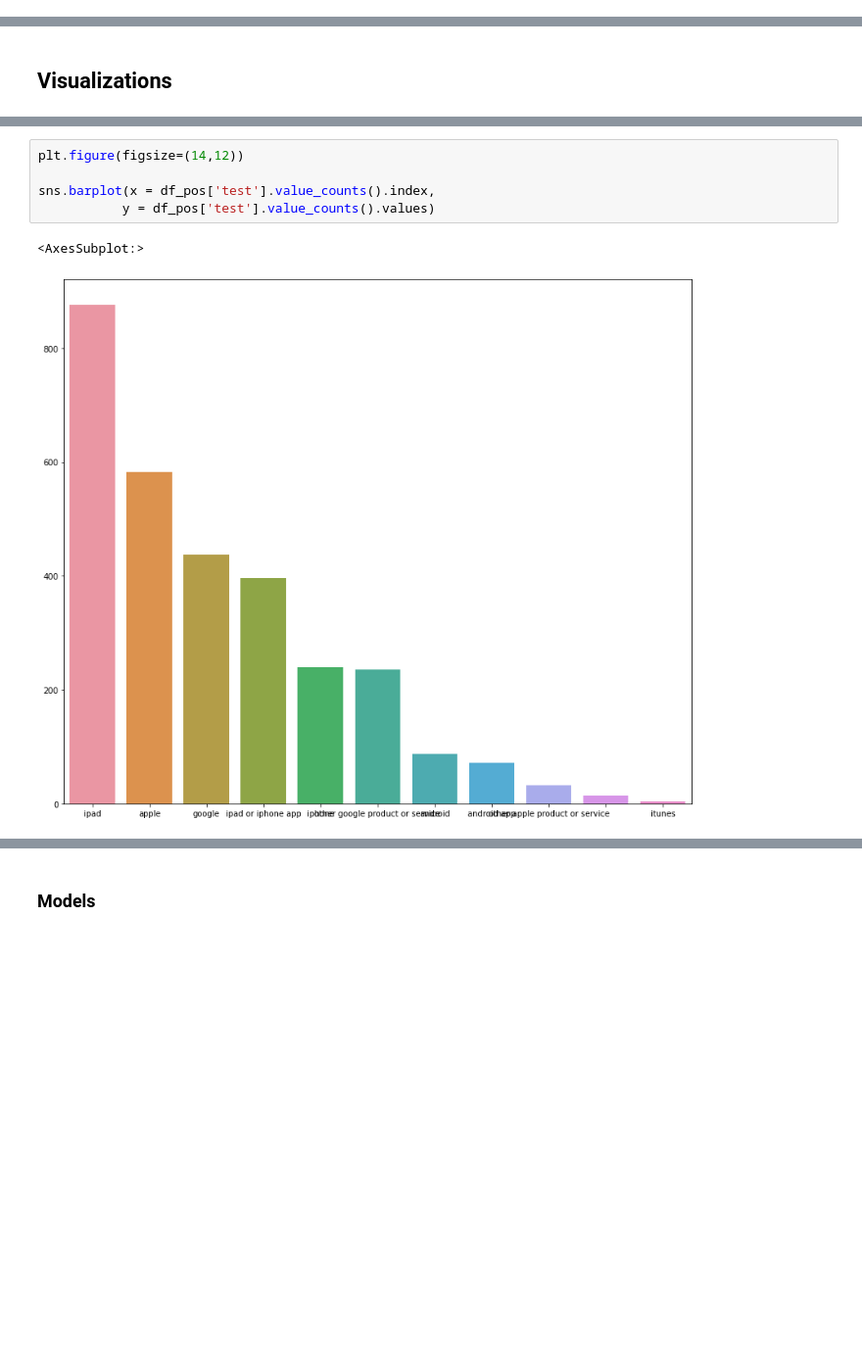
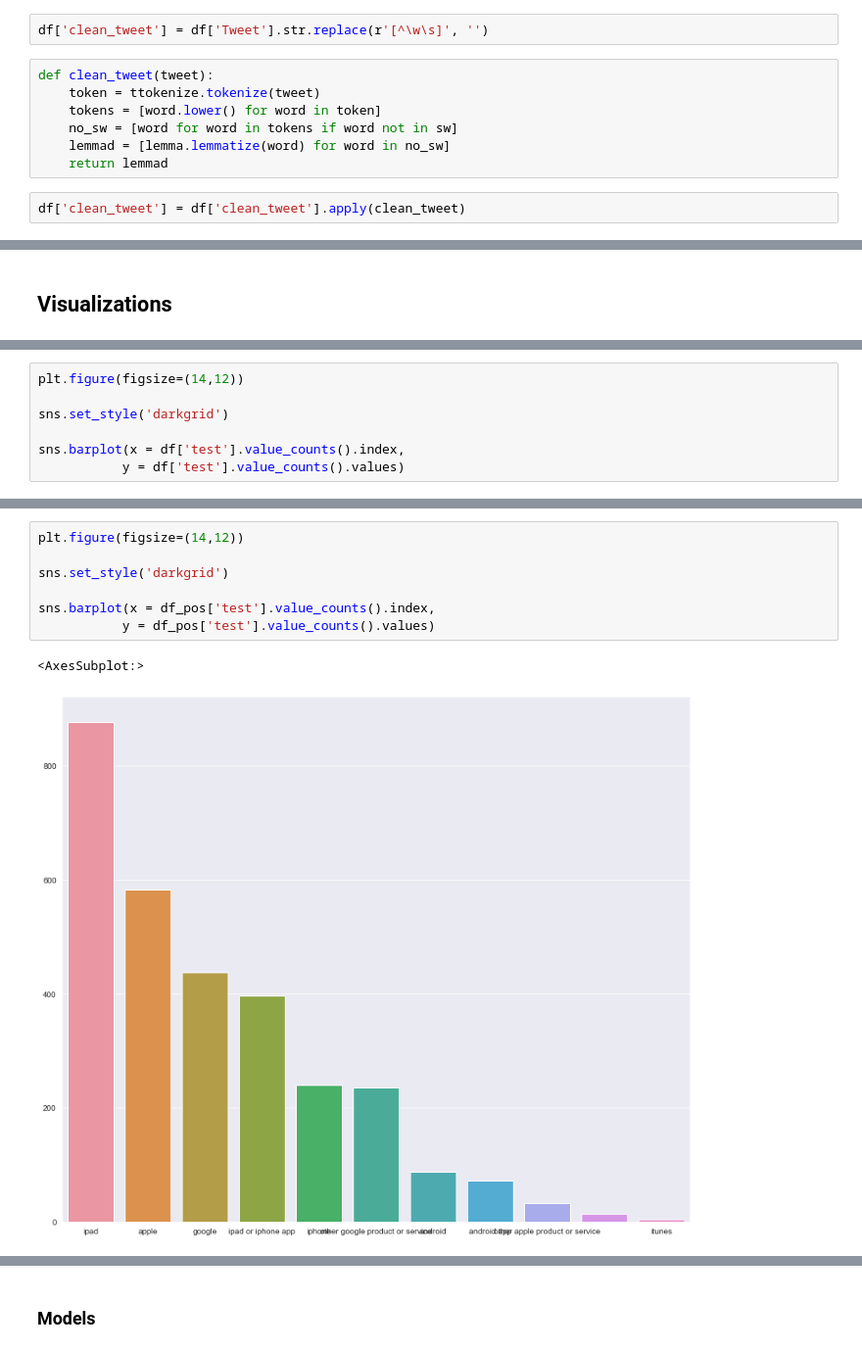
Before and after one commit to mmceld2/NLP-Analysis, a Jupyter notebook: dillon_cleaner_nb.ipynb, the cells around one changed output, grey strips where cells are left out. Shown at 98% size. Saved outputs shown, nothing was run; the diff lists cells and outputs as text; blank space fills up the shorter version.

```diff
--- a/dillon_cleaner_nb.ipynb
+++ b/dillon_cleaner_nb.ipynb
@@ -170,0 +191,11 @@ Name: company, dtype: int64
+# %%
+df['clean_tweet'] = df['Tweet'].str.replace(r'[^\w\s]', '')
+# %%
+def clean_tweet(tweet):
+    token = ttokenize.tokenize(tweet)
+    tokens = [word.lower() for word in token]
+    no_sw = [word for word in tokens if word not in sw]
+    lemmad = [lemma.lemmatize(word) for word in no_sw]
+    return lemmad
+# %%
+df['clean_tweet'] = df['clean_tweet'].apply(clean_tweet)
@@ -249,0 +364,7 @@ ax2.set_xticklabels(['Neutral', 'Positive', 'Negative']);
+# %%
+plt.figure(figsize=(14,12))
+
+sns.set_style('darkgrid')
+
+sns.barplot(x = df['test'].value_counts().index,
+           y = df['test'].value_counts().values)
@@ -250,11 +374,13 @@ ax2.set_xticklabels(['Neutral', 'Positive', 'Negative']);
 # %%
 plt.figure(figsize=(14,12))
 
+sns.set_style('darkgrid')
+
 sns.barplot(x = df_pos['test'].value_counts().index,
            y = df_pos['test'].value_counts().values)
 # %% [output]
 <AxesSubplot:>
-[figure, old version]
+[figure, new version]
 # %%
 plt.figure(figsize=(15,12))
 
```
Also changed, not shown: parts of 119 cells of this notebook.
